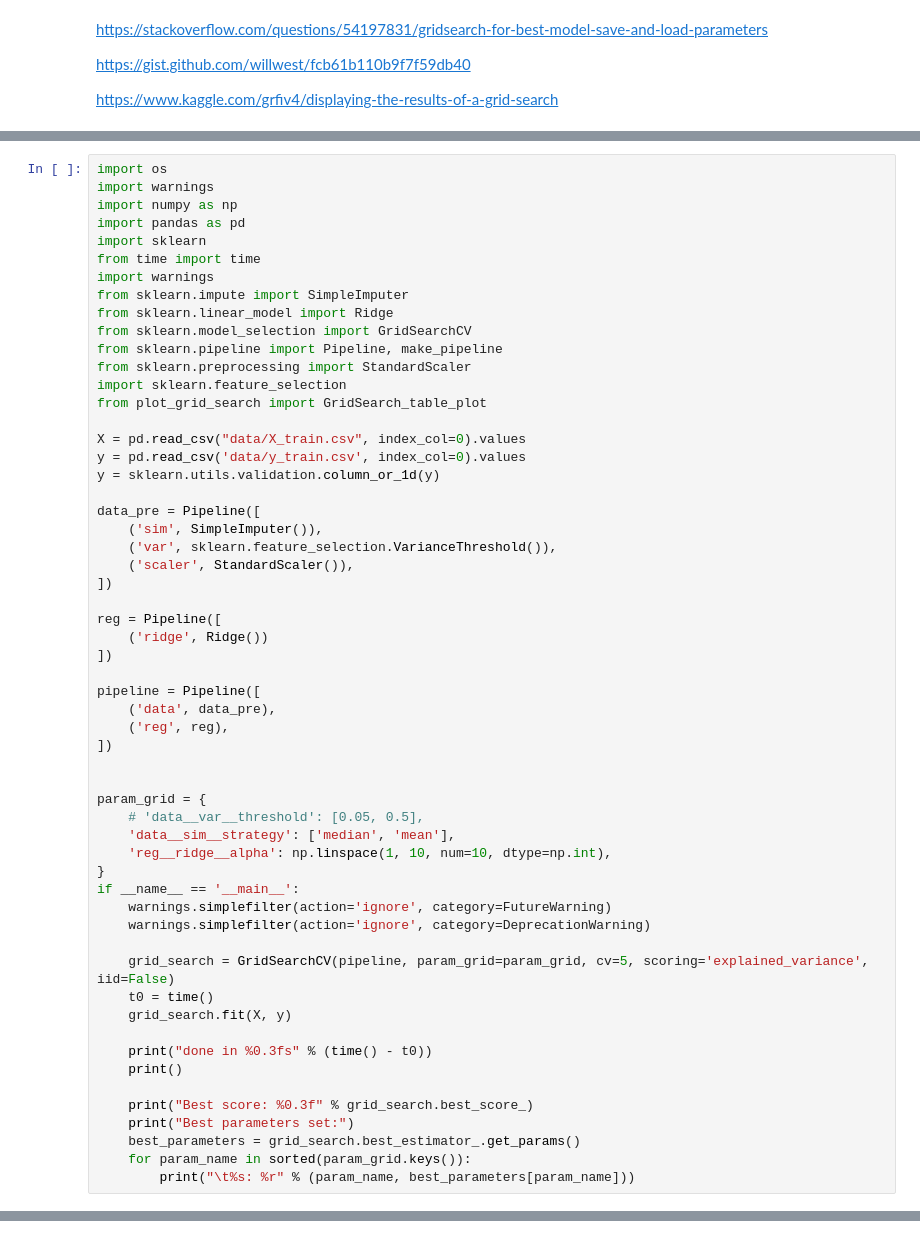
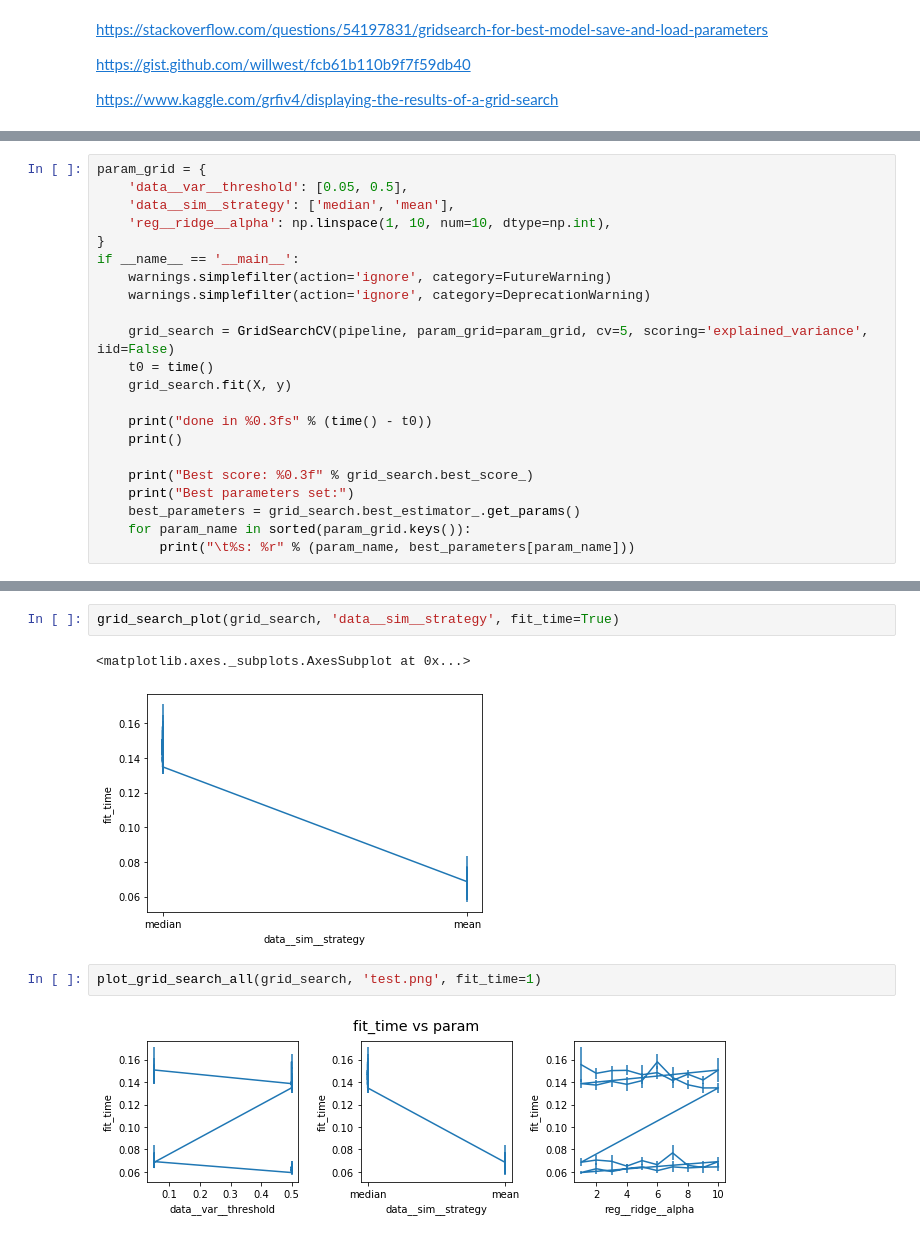
Before and after one commit to lineojcd/aml-2019, a Jupyter notebook: task1/test_pipeline.ipynb, the cells around one changed output, grey strips where cells are left out. Cells and saved outputs as stored; diff of their text form.

Commit message:
add plot helper func

```diff
--- a/task1/test_pipeline.ipynb
+++ b/task1/test_pipeline.ipynb
@@ -7,41 +41,6 @@ https://www.kaggle.com/grfiv4/displaying-the-results-of-a-grid-search
 # %%
-import os
-import warnings
-import numpy as np
-import pandas as pd
-import sklearn
-from time import time
-import warnings
-from sklearn.impute import SimpleImputer
-from sklearn.linear_model import Ridge
-from sklearn.model_selection import GridSearchCV
-from sklearn.pipeline import Pipeline, make_pipeline
-from sklearn.preprocessing import StandardScaler
-import sklearn.feature_selection
-from plot_grid_search import GridSearch_table_plot
-
-X = pd.read_csv("data/X_train.csv", index_col=0).values
-y = pd.read_csv('data/y_train.csv', index_col=0).values
-y = sklearn.utils.validation.column_or_1d(y)
-
-data_pre = Pipeline([
-    ('sim', SimpleImputer()),
-    ('var', sklearn.feature_selection.VarianceThreshold()),
-    ('scaler', StandardScaler()),
-])
-
-reg = Pipeline([
-    ('ridge', Ridge())
-])
-
-pipeline = Pipeline([
-    ('data', data_pre),
-    ('reg', reg),
-])
-
-
 param_grid = {
-    # 'data__var__threshold': [0.05, 0.5],
+    'data__var__threshold': [0.05, 0.5],
     'data__sim__strategy': ['median', 'mean'],
     'reg__ridge__alpha': np.linspace(1, 10, num=10, dtype=np.int),
 }
@@ -76,0 +71,9 @@ for i in param_grid.keys():
+# %%
+grid_search_plot(grid_search, 'data__sim__strategy', fit_time=True)
+# %% [output]
+<matplotlib.axes._subplots.AxesSubplot at 0x...>
+[figure, added]
+# %%
+plot_grid_search_all(grid_search, 'test.png', fit_time=1)
+# %% [output]
+[figure, added]
```
Also changed, not shown: parts of 7 cells of this notebook, 4 other files.
